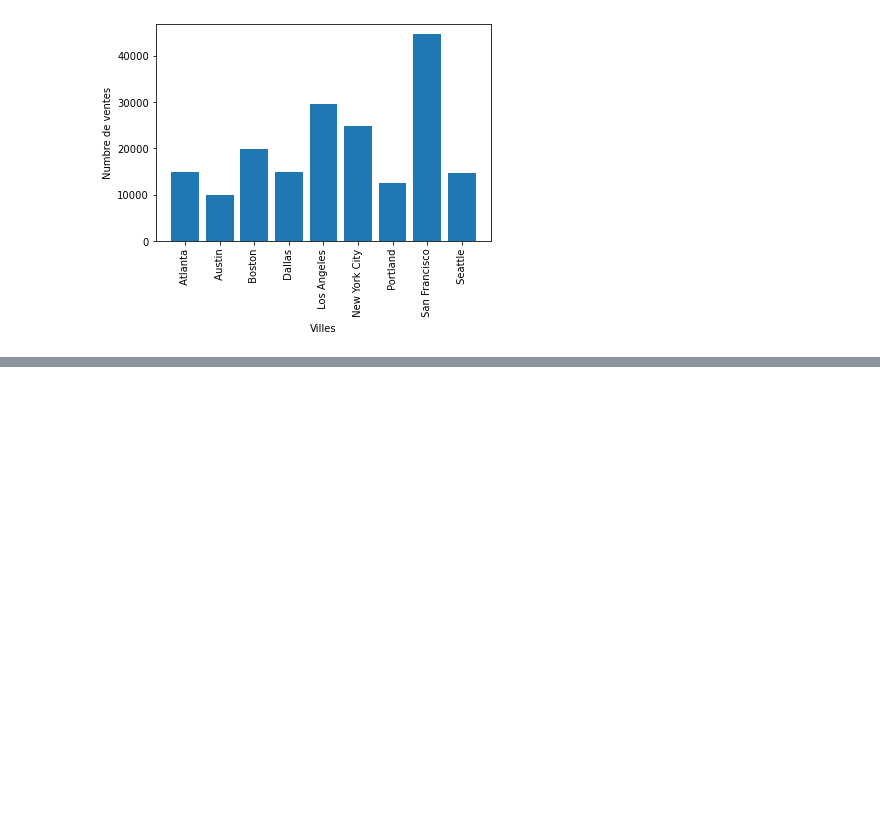
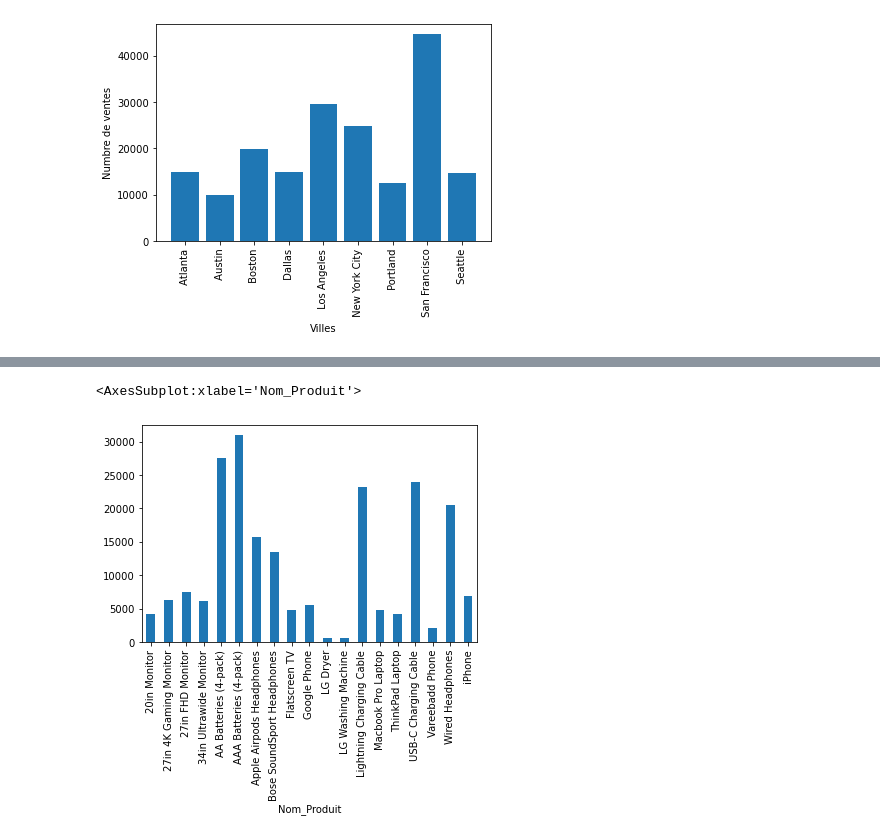
Before and after one commit to Drcadin/Sales_Analysis, a Jupyter notebook: Sales_Analysis.ipynb, the cells around one changed output, grey strips where cells are left out. Saved outputs shown, nothing was run; the diff lists cells and outputs as text; code cells hidden in the pictures; blank space fills up the shorter version.

```diff
--- a/Sales_Analysis.ipynb
+++ b/Sales_Analysis.ipynb
@@ -296,0 +377,5 @@ plt.show()
+# %%
+dataset.groupby('Nom_Produit')['Quantite'].sum().plot(kind='bar')
+# %% [output]
+<AxesSubplot:xlabel='Nom_Produit'>
+[figure, added]
```
Also changed, not shown: parts of 21 cells of this notebook.
